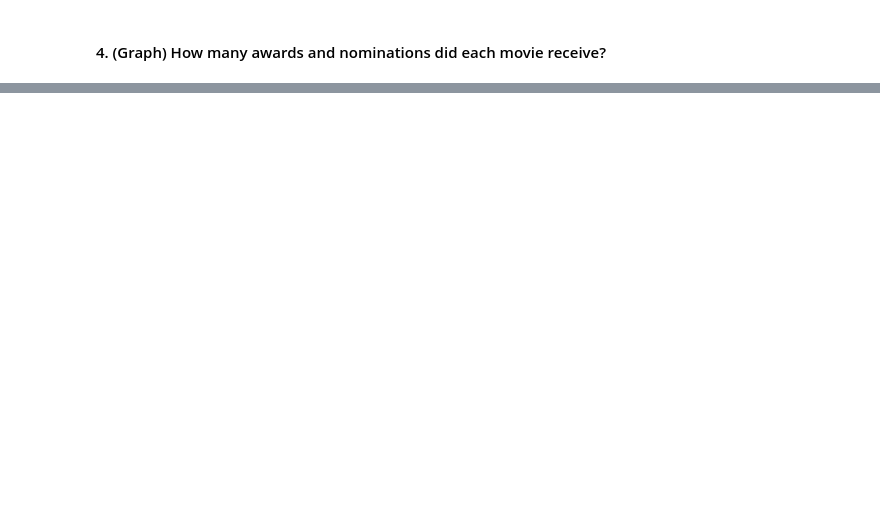
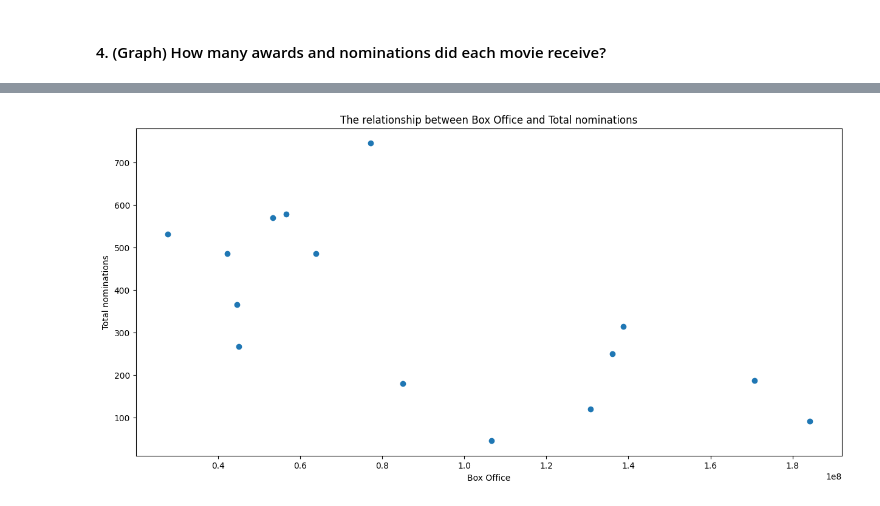
Before and after one commit to cuongdoduy/Movie-API-Analysis, a Jupyter notebook: Movie_Analysis.ipynb, the cells around one changed output, grey strips where cells are left out. Saved outputs shown, nothing was run; the diff lists cells and outputs as text; code cells hidden in the pictures; blank space fills up the shorter version.

```diff
--- a/Movie_Analysis.ipynb
+++ b/Movie_Analysis.ipynb
@@ -62,0 +83,9 @@ plt.title('Number of Award Wins and Award Nominations Each Movie Won', fontsize=
+# %%
+plt.figure(figsize=[15,7])
+plt.scatter(movie['Box Office'], movie['Award Wins'] + movie['Award Nominations'])
+plt.title('The relationship between Box Office and Total nominations')
+plt.xlabel('Box Office')
+plt.ylabel('Total nominations')
+plt.show()
+# %% [output]
+[figure, added]
```
Also changed, not shown: parts of 17 cells of this notebook, 1 other file.
